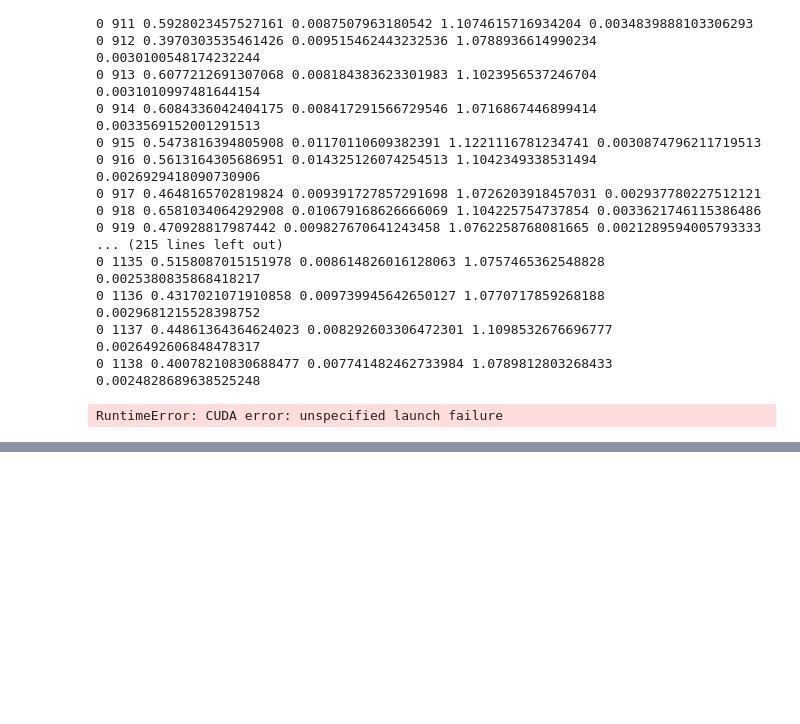
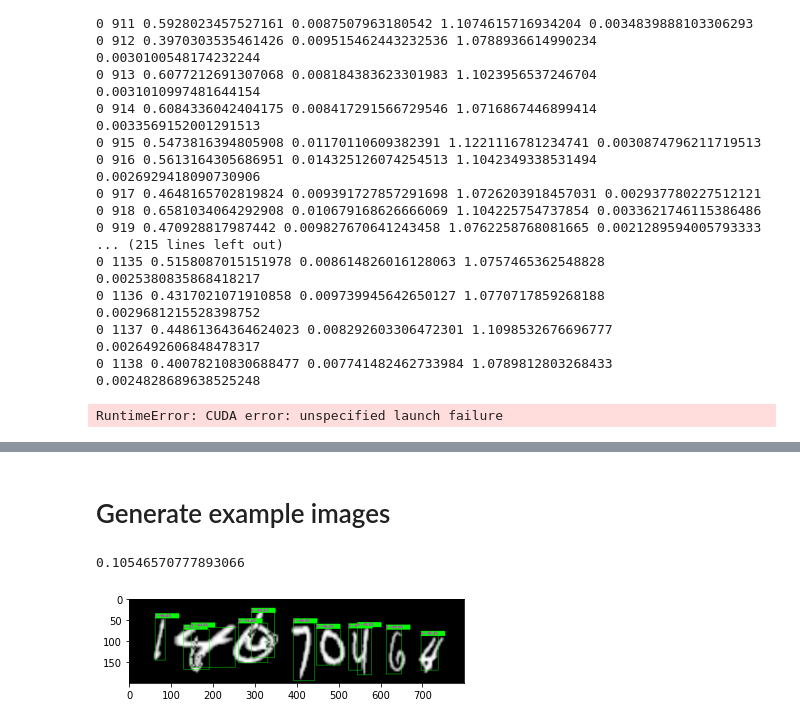
Before and after one commit to tensorway/object_detection, a Jupyter notebook: mnist_yolo.ipynb, the cells around one changed output, grey strips where cells are left out. Drawn from its saved outputs; the diff is of its cells as text; code cells hidden in the pictures; blank space fills up the shorter version.

```diff
--- a/mnist_yolo.ipynb
+++ b/mnist_yolo.ipynb
@@ -211,0 +130,14 @@ outputs
+# %% [markdown]
+# Generate example images
+# %%
+import time
+t1 = time.time()
+for i in range(25):
+    img, _ = dataset2[i]
+    img = yolo_visualize(yolo, img, thres_non_max=0.4, scaled_img_height=200, scaled_img_width=800, color=(0, 255, 0))
+    pil_image= transforms.ToPILImage()(img)
+    pil_image.save("mnist_examples/" + str(i) +".jpg")
+(time.time() - t1)/25
+# %% [output]
+0.10546570777893066
+[figure, added]
```
Also changed, not shown: parts of 17 cells of this notebook, 28 other files.
